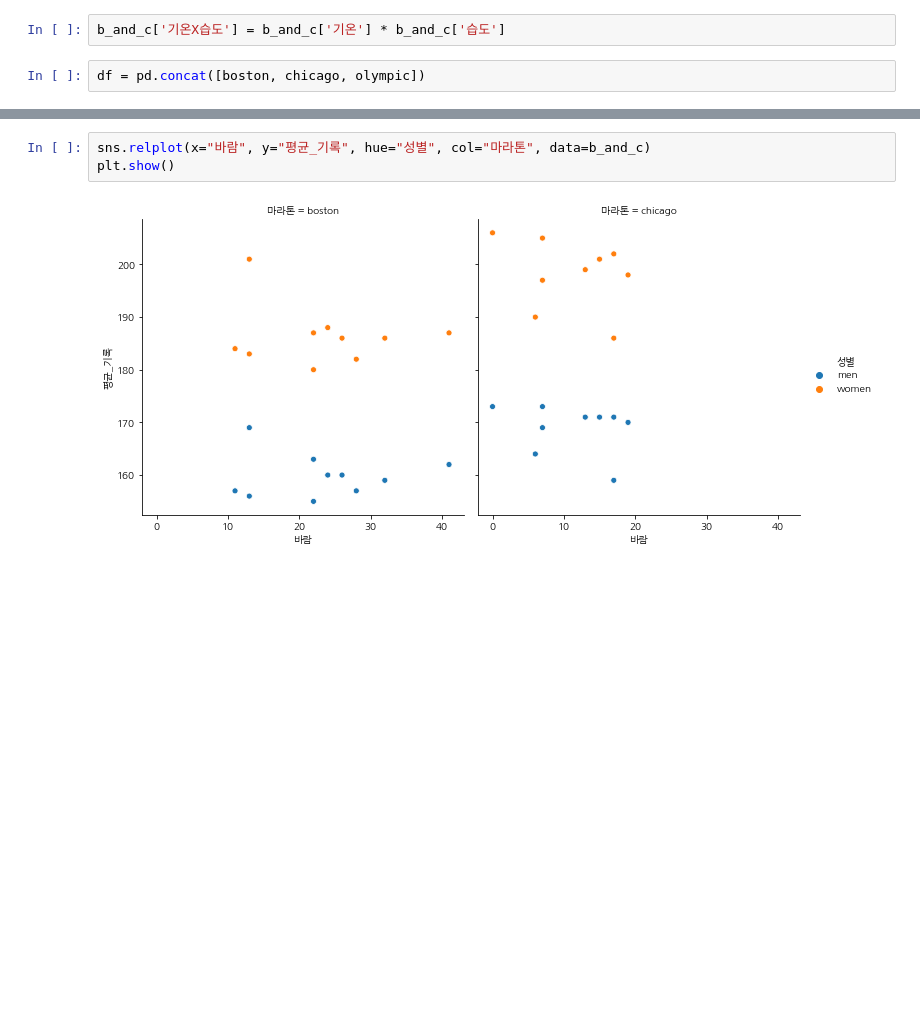
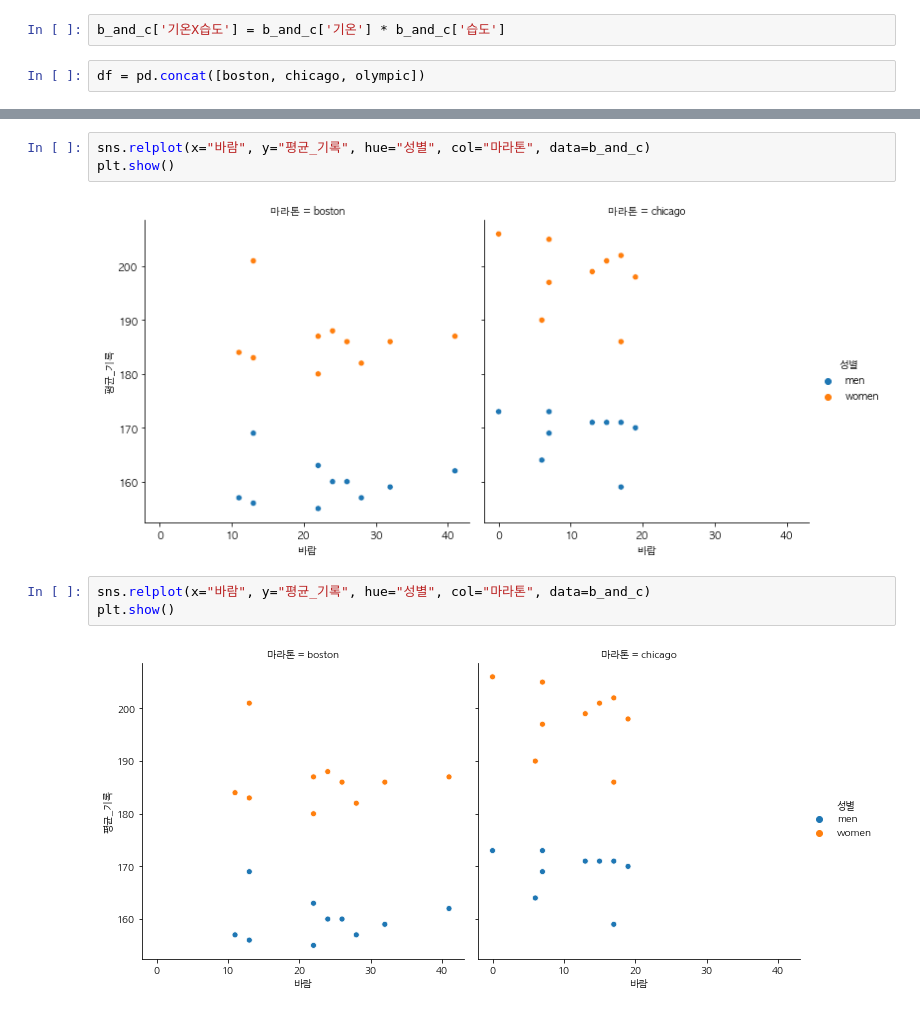
Before and after one commit to king-rabbit/marathon_and_weather, a Jupyter notebook: data/marathon_visulaizaton.ipynb, the cells around one changed output, grey strips where cells are left out. Saved outputs shown, nothing was run; the diff lists cells and outputs as text; blank space fills up the shorter version.

```diff
--- a/data/marathon_visulaizaton.ipynb
+++ b/data/marathon_visulaizaton.ipynb
@@ -29,3 +35,8 @@ plt.show()
+# %%
+sns.relplot(x="바람", y="평균_기록", hue="성별", col="마라톤", data=b_and_c)
+plt.show()
+# %% [output]
+[figure, added]
 # %%
 sns.relplot(x="바람", y="평균_기록", hue="성별", col="마라톤", data=b_and_c)
 plt.show()
```
Also changed, not shown: parts of 35 cells of this notebook, 32 other files.
